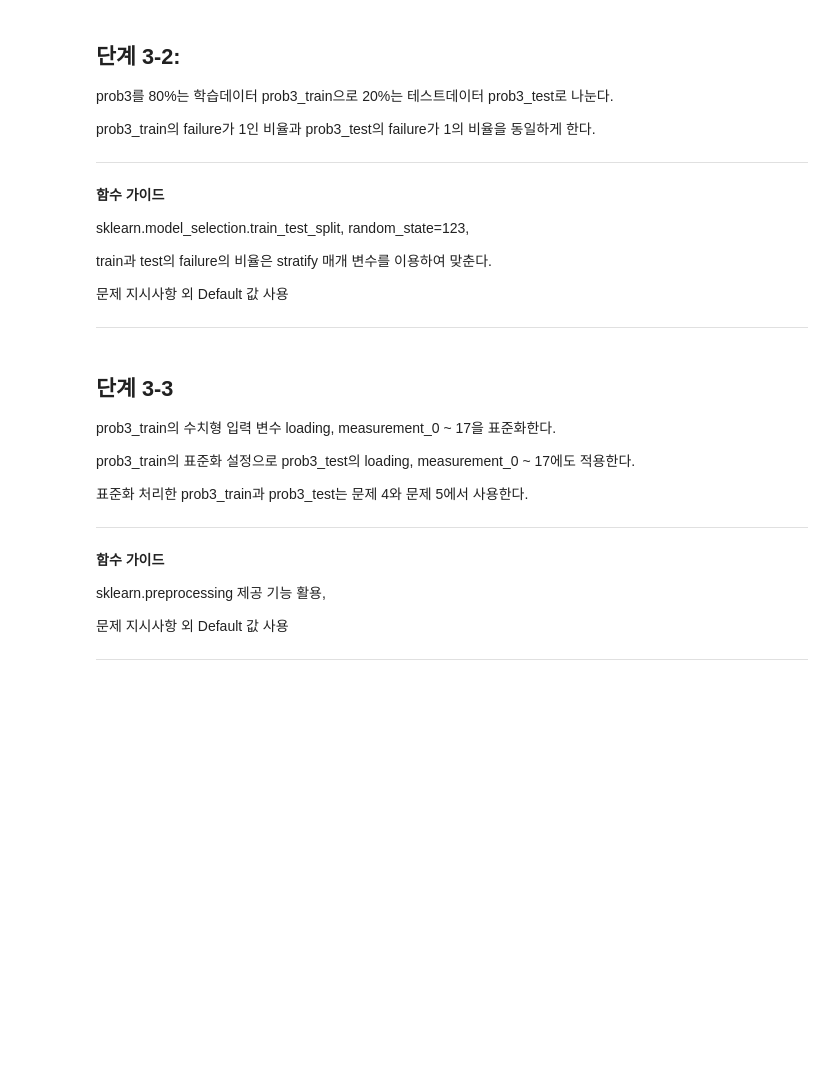
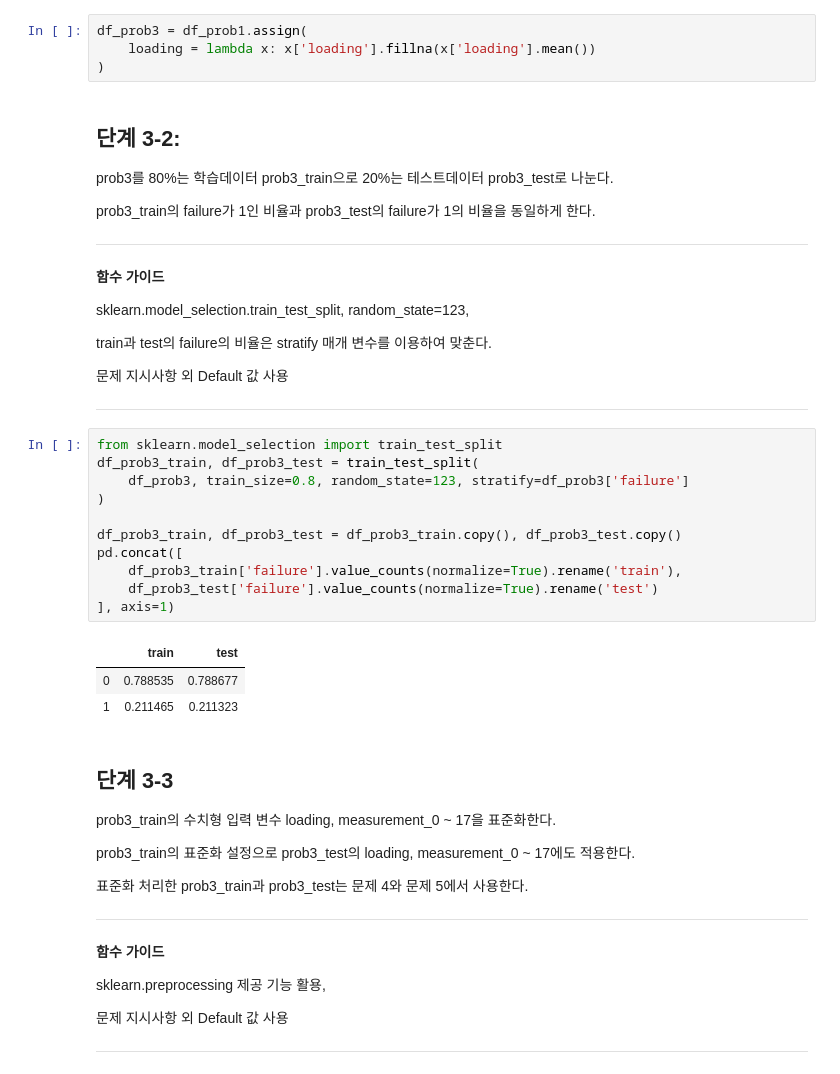
Before and after one commit to sunkusun9/DS_lv3_2408, a Jupyter notebook: sec_ds_lv3_prob1_prob.ipynb, the cells around one changed output. Drawn from its saved outputs; the diff is of its cells as text; blank space fills up the shorter version.

```diff
--- a/sec_ds_lv3_prob1_prob.ipynb
+++ b/sec_ds_lv3_prob1_prob.ipynb
@@ -723,6 +805,10 @@ loading과 이진형인 na_1, na_2 중에서 최적의 성능을 보이는 입
 ## 단계 3-1
 
 prob1을 복사하여 prob3을 만든다. loading의 결측치는 loading의 평균으로 대치한다.
+# %%
+df_prob3 = df_prob1.assign(
+    loading = lambda x: x['loading'].fillna(x['loading'].mean())
+)
 # %% [markdown]
 ## 단계 3-2:
 
@@ -742,6 +828,21 @@ prob3_train의 failure가 1인 비율과 prob3_test의 failure가 1의 비율을
  문제 지시사항 외 Default 값 사용
 
 ---
+# %%
+from sklearn.model_selection import train_test_split
+df_prob3_train, df_prob3_test = train_test_split(
+    df_prob3, train_size=0.8, random_state=123, stratify=df_prob3['failure']
+)
+
+df_prob3_train, df_prob3_test = df_prob3_train.copy(), df_prob3_test.copy()
+pd.concat([
+    df_prob3_train['failure'].value_counts(normalize=True).rename('train'),
+    df_prob3_test['failure'].value_counts(normalize=True).rename('test')
+], axis=1)
+# %% [output]
+|  | train | test |
+| 0 | 0.788535 | 0.788677 |
+| 1 | 0.211465 | 0.211323 |
 # %% [markdown]
 ## 단계 3-3
 
```
Also changed, not shown: parts of 44 cells of this notebook.
